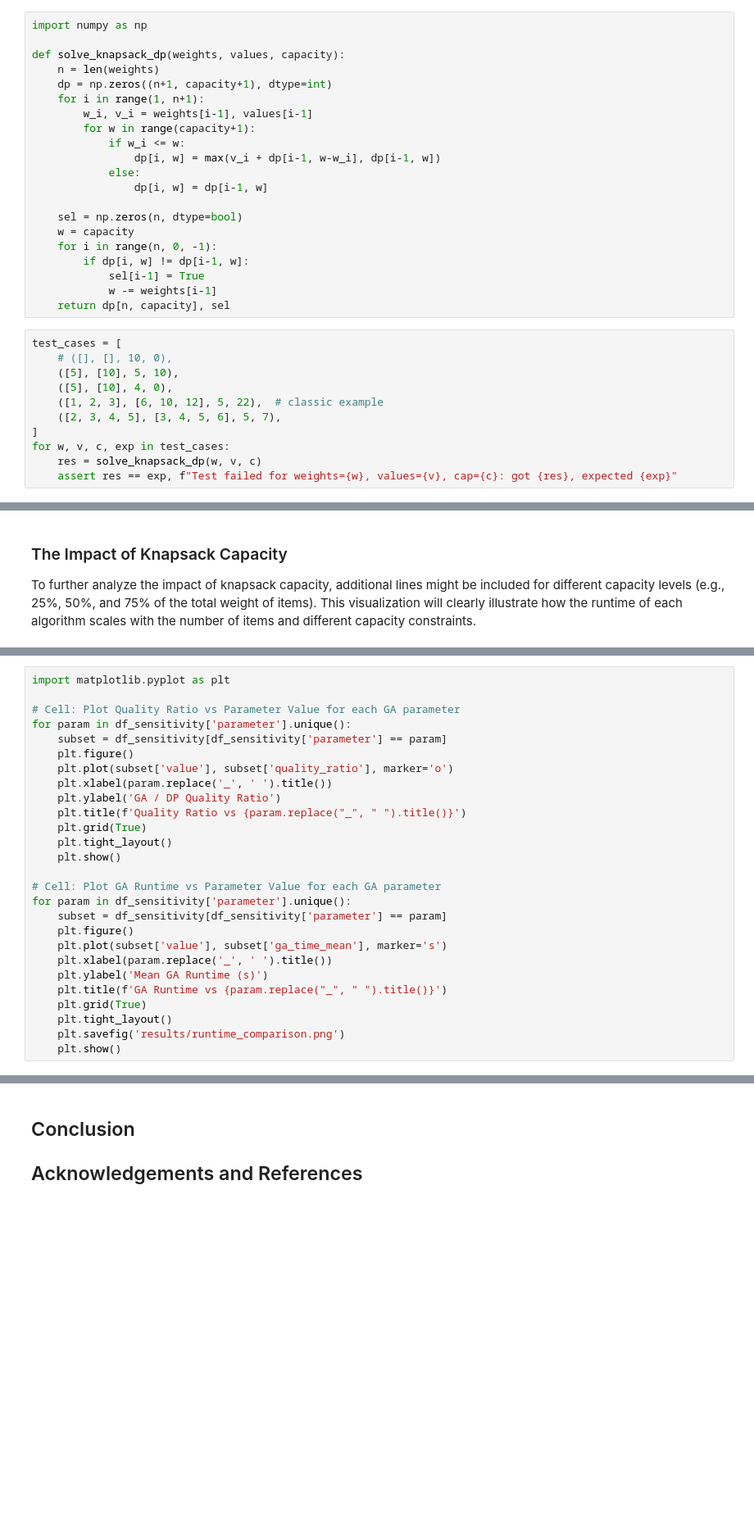
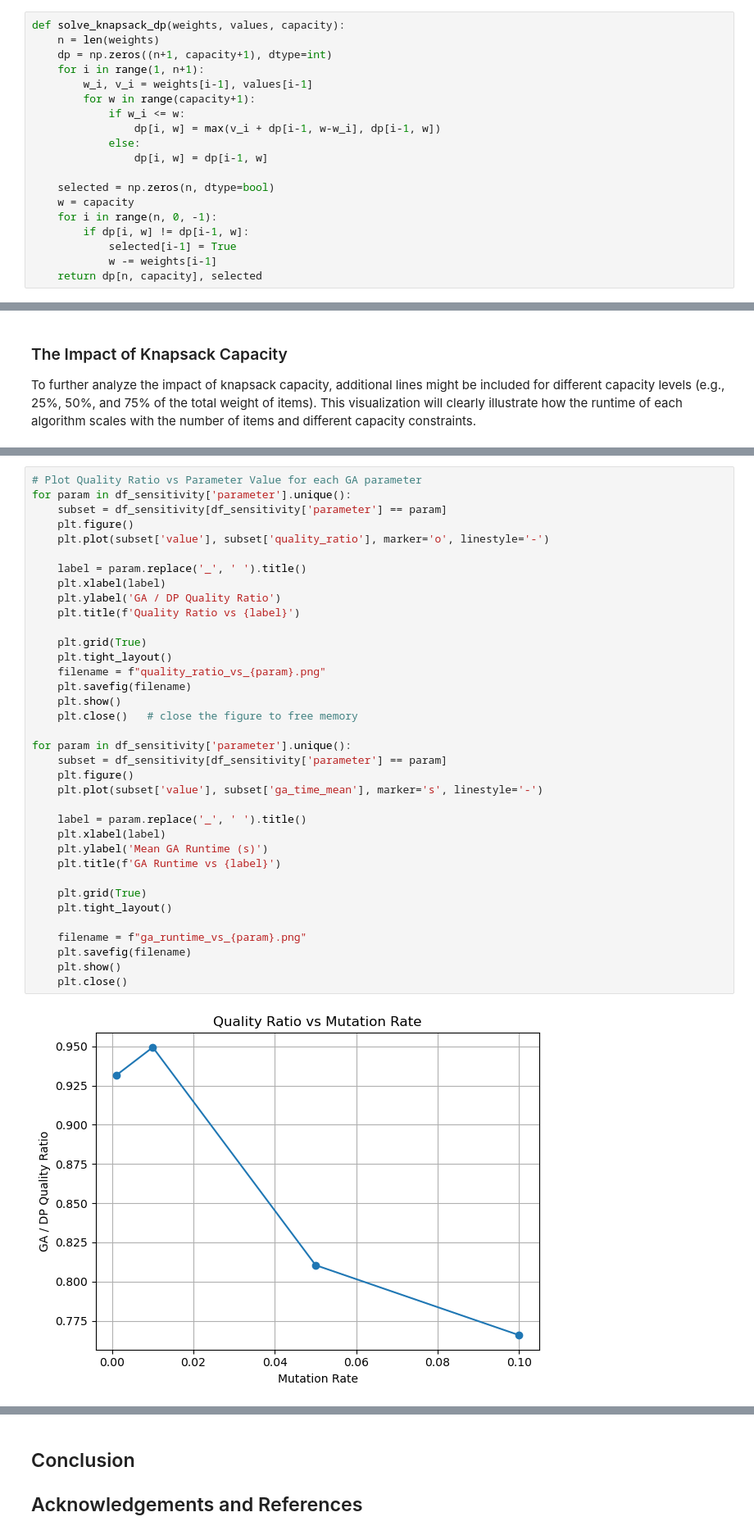
Before and after one commit to i11g/Math-Project, a Jupyter notebook: Math Project.ipynb, the cells around one changed output, grey strips where cells are left out. Shown: that part at 82% size. Saved outputs shown, nothing was run; the diff lists cells and outputs as text; blank space fills up the shorter version.

```diff
--- a/Math Project.ipynb
+++ b/Math Project.ipynb
@@ -195,8 +202,6 @@ We iterate i from 1 to n (considering items one by one), and for each item we lo
 To recover the items which were choosen we initiate an array of length n to all False. Iterate i from n down to 1 and compare `dp[i][w]`versus `dp[i-1][w]`. If they differ, it means the i-th item was taken in the optimal solution and we mark `sel[i-1]=True`. By the end whem we reach n = 1, `sel` will hold the exact items which were included in the knapsack.
 This implementation uses a 2D list for clarity. (In practice, one can optimize space by using a 1D array, but the complexity remains $O(nW)$.
 # %%
-import numpy as np
-
 def solve_knapsack_dp(weights, values, capacity):
     n = len(weights)
     dp = np.zeros((n+1, capacity+1), dtype=int)
@@ -208,21 +213,10 @@ def solve_knapsack_dp(weights, values, capacity):
             else:
                 dp[i, w] = dp[i-1, w]
 
-    sel = np.zeros(n, dtype=bool)
+    selected = np.zeros(n, dtype=bool)
     w = capacity
     for i in range(n, 0, -1):
         if dp[i, w] != dp[i-1, w]:
-            sel[i-1] = True
+            selected[i-1] = True
             w -= weights[i-1]
-    return dp[n, capacity], sel
+    return dp[n, capacity], selected
-# %%
-test_cases = [
-    # ([], [], 10, 0),
-    ([5], [10], 5, 10),
-    ([5], [10], 4, 0),
-    ([1, 2, 3], [6, 10, 12], 5, 22),  # classic example
-    ([2, 3, 4, 5], [3, 4, 5, 6], 5, 7),
-]
-for w, v, c, exp in test_cases:
-    res = solve_knapsack_dp(w, v, c)
-    assert res == exp, f"Test failed for weights={w}, values={v}, cap={c}: got {res}, expected {exp}"
@@ -640,29 +582,40 @@ GA Parameter Sensitivity Plots: A series of plots will be created to analyze the
   - Mutation Rate: Similarly, a plot will illustrate the effect of varying the mutation rate (e.g., 0.01, 0.05, 0.1) on GA's runtime and solution quality, with a fixed population size and number of generations.
   - Number of Generations: A final plot in this series will depict how the number of generations (e.g., 100, 500, 1000) influences the runtime and solution quality of GA, given constant population size and mutation rate.
 # %%
-import matplotlib.pyplot as plt
-
-# Cell: Plot Quality Ratio vs Parameter Value for each GA parameter
+# Plot Quality Ratio vs Parameter Value for each GA parameter
 for param in df_sensitivity['parameter'].unique():
     subset = df_sensitivity[df_sensitivity['parameter'] == param]
     plt.figure()
-    plt.plot(subset['value'], subset['quality_ratio'], marker='o')
-    plt.xlabel(param.replace('_', ' ').title())
+    plt.plot(subset['value'], subset['quality_ratio'], marker='o', linestyle='-')
+
+    label = param.replace('_', ' ').title()
+    plt.xlabel(label)
     plt.ylabel('GA / DP Quality Ratio')
-    plt.title(f'Quality Ratio vs {param.replace("_", " ").title()}')
+    plt.title(f'Quality Ratio vs {label}')
+
     plt.grid(True)
     plt.tight_layout()
+    filename = f"quality_ratio_vs_{param}.png"
+    plt.savefig(filename)
     plt.show()
+    plt.close()   # close the figure to free memory
 
-# Cell: Plot GA Runtime vs Parameter Value for each GA parameter
 for param in df_sensitivity['parameter'].unique():
     subset = df_sensitivity[df_sensitivity['parameter'] == param]
     plt.figure()
-    plt.plot(subset['value'], subset['ga_time_mean'], marker='s')
-    plt.xlabel(param.replace('_', ' ').title())
+    plt.plot(subset['value'], subset['ga_time_mean'], marker='s', linestyle='-')
+
+    label = param.replace('_', ' ').title()
+    plt.xlabel(label)
     plt.ylabel('Mean GA Runtime (s)')
-    plt.title(f'GA Runtime vs {param.replace("_", " ").title()}')
+    plt.title(f'GA Runtime vs {label}')
+
     plt.grid(True)
     plt.tight_layout()
-    plt.savefig('results/runtime_comparison.png')
+
+    filename = f"ga_runtime_vs_{param}.png"
+    plt.savefig(filename)
     plt.show()
+    plt.close()
+# %% [output]
+[figure, added]
```
Also changed, not shown: parts of 13 cells of this notebook, 15 other files.
